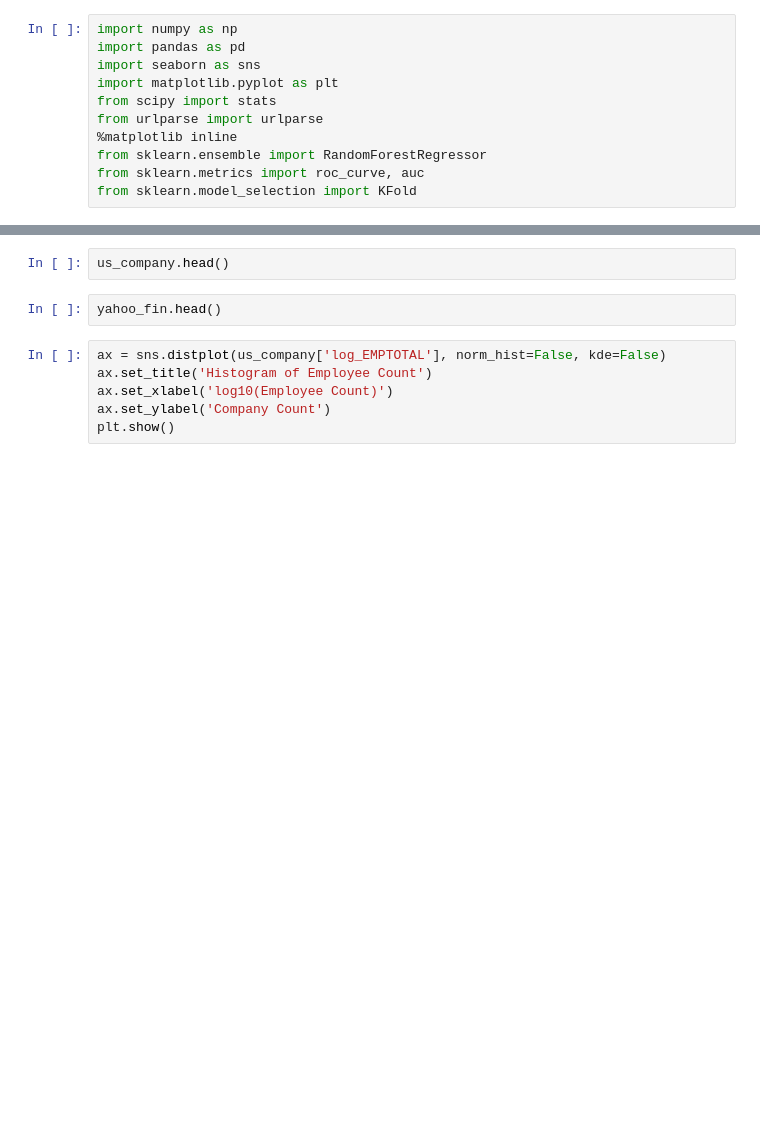
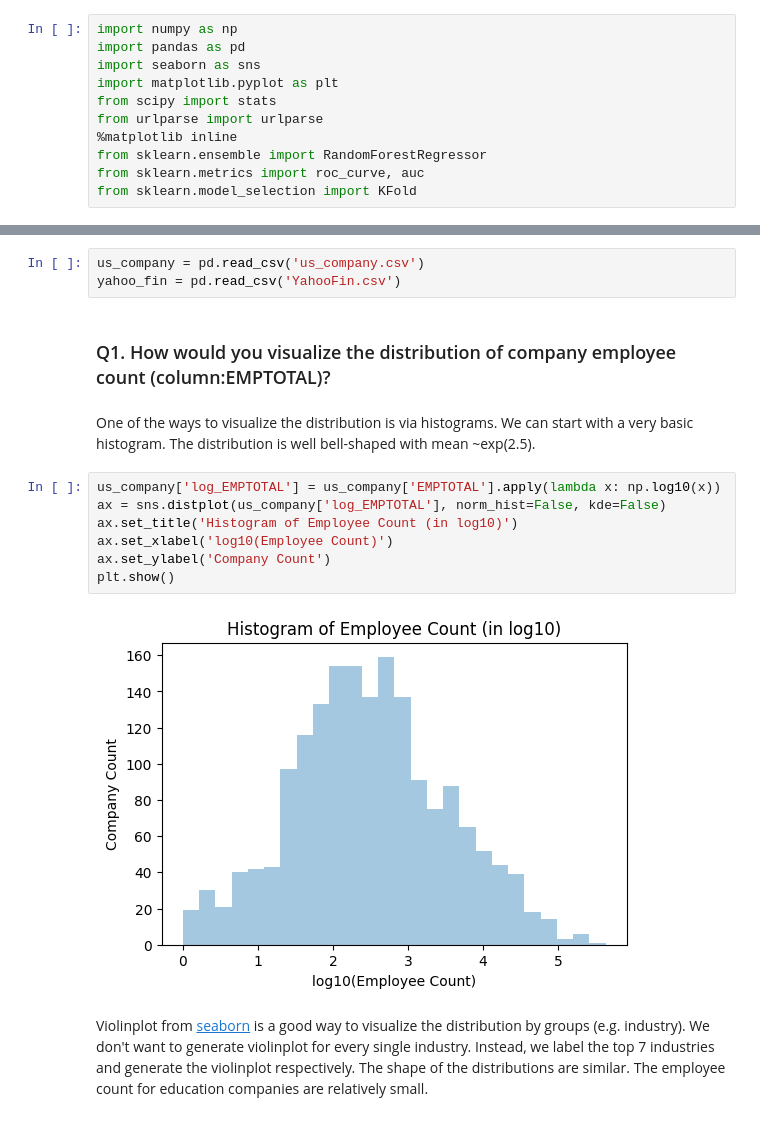
Before and after one commit to orangelliu/docs, a Jupyter notebook: ML_question.ipynb, the cells around one changed output, grey strips where cells are left out. Saved outputs shown, nothing was run; the diff lists cells and outputs as text; blank space fills up the shorter version.

```diff
--- a/ML_question.ipynb
+++ b/ML_question.ipynb
@@ -47,11 +14,19 @@ yahoo_fin['EMPTOTAL'] = yahoo_fin['Num_Employees'].apply(employee_convert)
-# %%
-us_company.head()
-# %%
-yahoo_fin.head()
+# %%
+us_company = pd.read_csv('us_company.csv')
+yahoo_fin = pd.read_csv('YahooFin.csv')
+# %% [markdown]
+### Q1. How would you visualize the distribution of company employee count (column:EMPTOTAL)?
+# %% [markdown]
+One of the ways to visualize the distribution is via histograms. We can start with a very basic histogram. The distribution is well bell-shaped with mean ~exp(2.5).
 # %%
+us_company['log_EMPTOTAL'] = us_company['EMPTOTAL'].apply(lambda x: np.log10(x))
 ax = sns.distplot(us_company['log_EMPTOTAL'], norm_hist=False, kde=False)
-ax.set_title('Histogram of Employee Count')
+ax.set_title('Histogram of Employee Count (in log10)')
 ax.set_xlabel('log10(Employee Count)')
 ax.set_ylabel('Company Count')
 plt.show()
+# %% [output]
+[figure, added]
+# %% [markdown]
+Violinplot from [seaborn](https://seaborn.pydata.org/) is a good way to visualize the distribution by groups (e.g. industry). We don't want to generate violinplot for every single industry. Instead, we label the top 7 industries and generate the violinplot respectively. The shape of the distributions are similar. The employee count for education companies are relatively small.
 # %%
```
Also changed, not shown: parts of 19 cells of this notebook.
